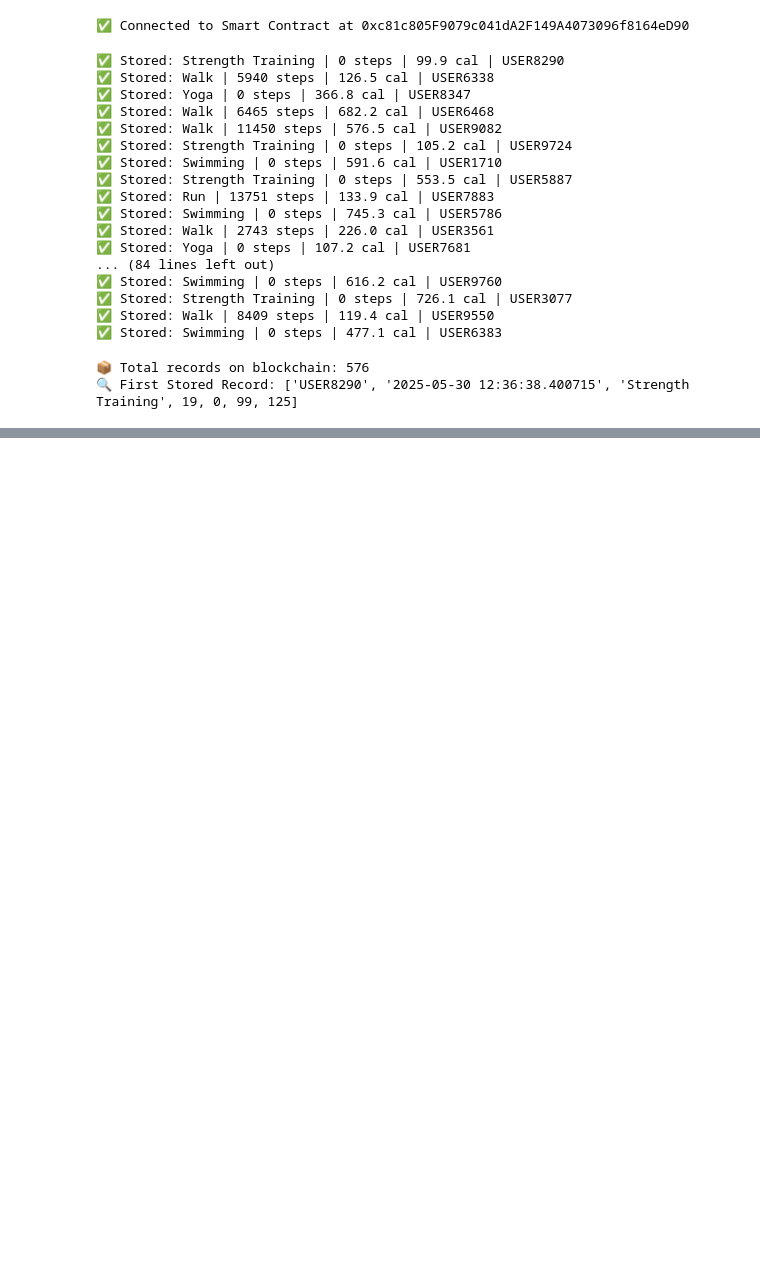
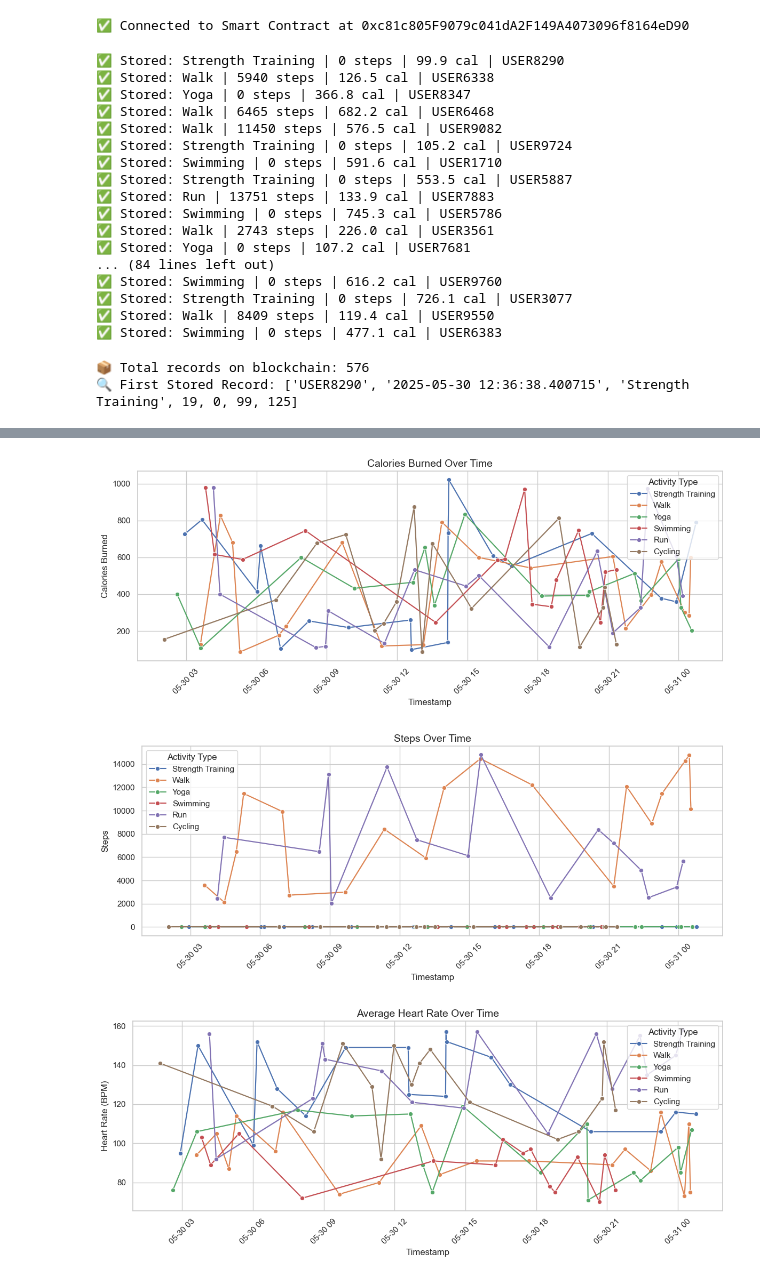
Before and after one commit to araymundo19/AppDevaET, a Jupyter notebook: SmartFitnessTracker/notebooks/IoT-Submission-v2.ipynb, the cells around one changed output, grey strips where cells are left out. Saved outputs shown, nothing was run; the diff lists cells and outputs as text; code cells hidden in the pictures; blank space fills up the shorter version.

```diff
--- a/SmartFitnessTracker/notebooks/IoT-Submission-v2.ipynb
+++ b/SmartFitnessTracker/notebooks/IoT-Submission-v2.ipynb
@@ -315,0 +372,9 @@ print("🔍 First Stored Record:", first)
+# %%
+# Load Data - Week #7 HW
+import pandas as pd
+
+# Load your cleaned fitness data
+df = pd.read_csv("../data/cleaned_fitness_data.csv")
+
+# Print first few rows for verification
+print(df.head())
@@ -315,0 +395,49 @@ print("🔍 First Stored Record:", first)
+# %%
+# Convert timestamps  - for plot imports
+df["timestamp"] = pd.to_datetime(df["timestamp"])
+# %%
+# Import required libraries for plotting data
+
+import matplotlib.pyplot as plt
+import seaborn as sns
+
+sns.set(style="whitegrid") # Visualization style
+# %%
+# Line plots for data
+
+# Calories Burned Over Time
+plt.figure(figsize=(12, 5))
+sns.lineplot(x="timestamp", y="calories_burned", hue="activity_type", data=df, marker="o")
+plt.title("Calories Burned Over Time", fontsize=14)
+plt.xlabel("Timestamp")
+plt.ylabel("Calories Burned")
+plt.xticks(rotation=45)
+plt.legend(title="Activity Type")
+plt.tight_layout()
+plt.show()
+
+# Steps Over Time
+plt.figure(figsize=(12, 5))
+sns.lineplot(x="timestamp", y="steps", hue="activity_type", data=df, marker="o")
+plt.title("Steps Over Time", fontsize=14)
+plt.xlabel("Timestamp")
+plt.ylabel("Steps")
+plt.xticks(rotation=45)
+plt.legend(title="Activity Type")
+plt.tight_layout()
+plt.show()
+
+# Heart Rate Over Time
+plt.figure(figsize=(12, 5))
+sns.lineplot(x="timestamp", y="avg_heart_rate", hue="activity_type", data=df, marker="o")
+plt.title("Average Heart Rate Over Time", fontsize=14)
+plt.xlabel("Timestamp")
+plt.ylabel("Heart Rate (BPM)")
+plt.xticks(rotation=45)
+plt.legend(title="Activity Type")
+plt.tight_layout()
+plt.show()
+# %% [output]
+[figure, added]
+[figure, added]
+[figure, added]
```
Also changed, not shown: parts of 4 cells of this notebook, 2 other files.
